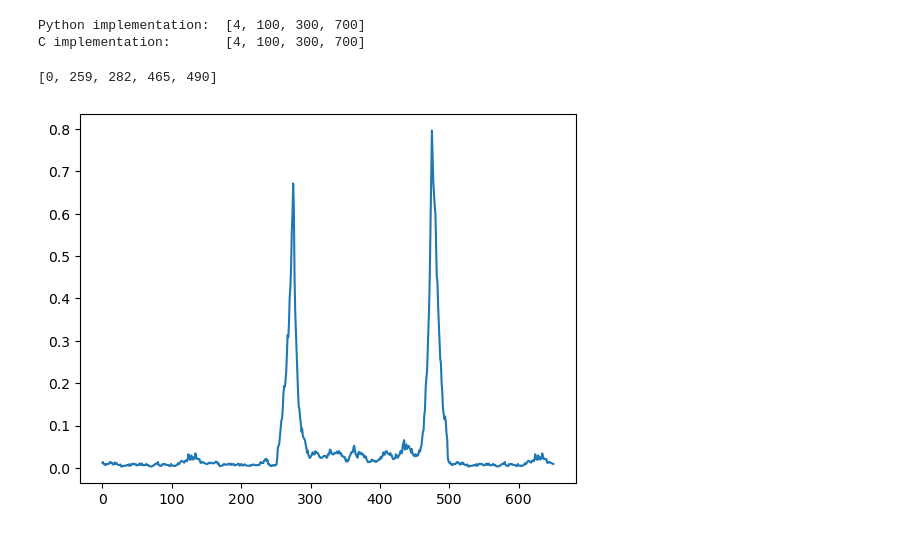
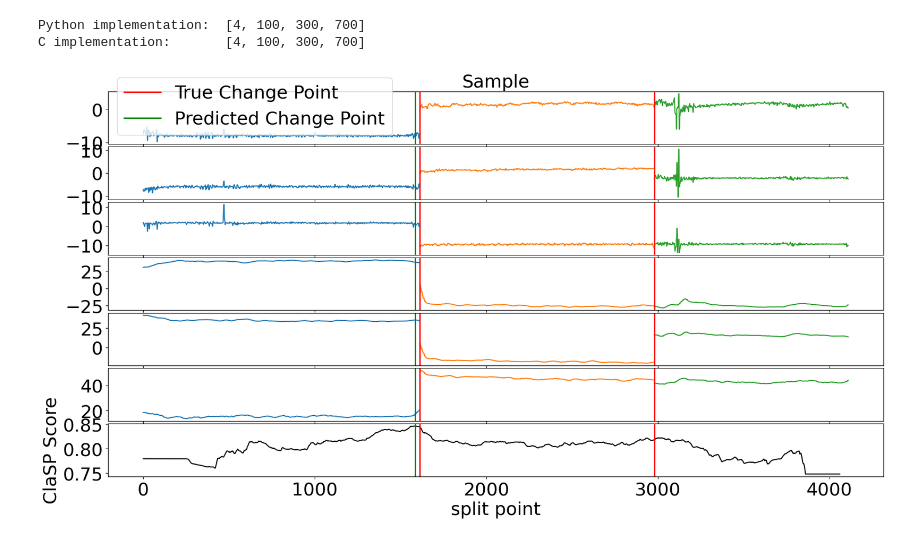
Before and after one commit to jsve96/SWDCPD, a Jupyter notebook: ChangeDetection/ECP-MNIST.ipynb, the cells around one changed output. Saved outputs shown, nothing was run; the diff lists cells and outputs as text; code cells hidden in the pictures.

```diff
--- a/ChangeDetection/ECP-MNIST.ipynb
+++ b/ChangeDetection/ECP-MNIST.ipynb
@@ -117,20 +97,0 @@ import changepoint as cpt
-# %%
-import random
-import numpy as np
-
-cpd = cpt.Bocpd(prior=cpt.NormalGamma(),lam=150)
-df_one = pd.read_csv('df_out.csv').iloc[:,1]
-
-df_one.plot()
-X_1 = df_one
-n = len(X_1)
-
-
-change_point_history = np.zeros((n, n))
-for i, x in enumerate(X_1):
-    change_point_history[i, : i + 1] = cpd.step(x)#cpd.step(x)
-
-print(cpt.map_changepoints(change_point_history))
-# %% [output]
-[0, 259, 282, 465, 490]
-[figure, removed]
@@ -136,0 +101,11 @@ print(cpt.map_changepoints(change_point_history))
+# %%
+dataset, window_size, true_cps,labels, time_series = load_has_dataset().iloc[243,:]
+#dataset.head()
+#clasp = BinaryClaSPSegmentation(n_segments=5)
+#X_clap = X.to_numpy().copy()
+#X_clap = X_clap.copy()*20
+clasp = BinaryClaSPSegmentation(window_size=window_size).fit(time_series)
+clasp.plot(heading='Sample', gt_cps=true_cps)
+plt.show()
+# %% [output]
+[figure, added]
```
Also changed, not shown: parts of 6 cells of this notebook, 7 other files.
